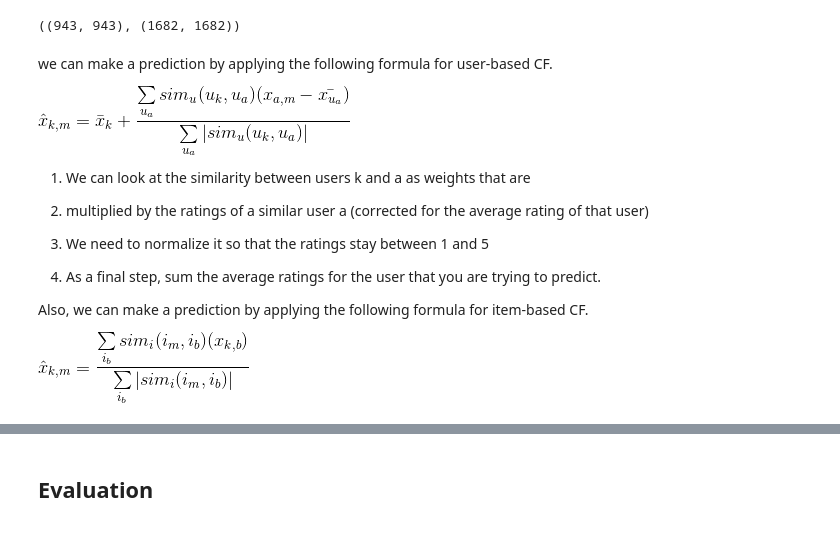
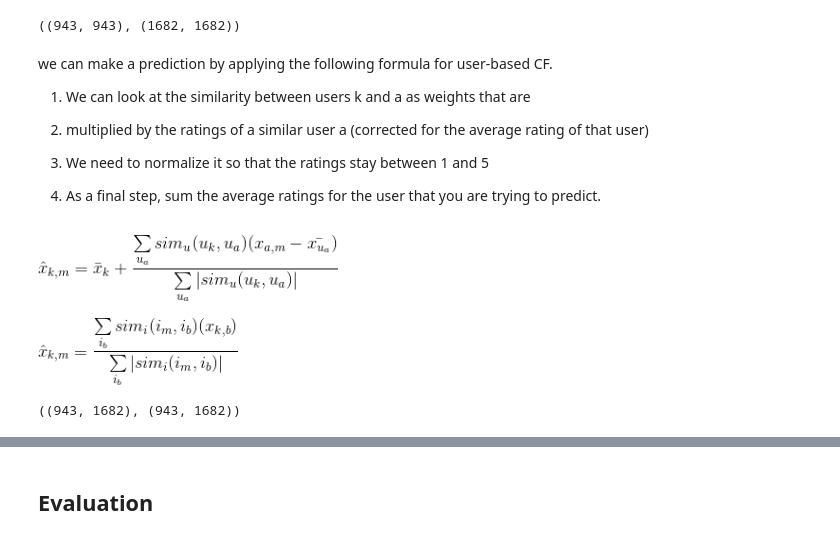
Before and after one commit to yasamanensafi/recommender_system, a Jupyter notebook: Recommender Systems.ipynb, the cells around one changed output, grey strips where cells are left out. Cells and saved outputs as stored; diff of their text form; code cells hidden in the pictures.

```diff
--- a/Recommender Systems.ipynb
+++ b/Recommender Systems.ipynb
@@ -181,7 +185,6 @@ user_similarity.shape , item_similarity.shape
 # %% [markdown]
 we can make a prediction by applying the following formula for user-based CF.
 
-![user-based.gif](attachment:user-based.gif)
 
 1) We can look at the similarity between users k and a as weights that are
 
@@ -190,10 +193,16 @@ we can make a prediction by applying the following formula for user-based CF.
 3) We need to normalize it so that the ratings stay between 1 and 5
 
 4) As a final step, sum the average ratings for the user that you are trying to predict.
-
-Also, we can make a prediction by applying the following formula for item-based CF.
-
-![item-based.gif](attachment:item-based.gif)
+# %%
+Image('user-based.gif',width=300, height=200)
+# %% [output]
+[figure, added]
+# %%
+# Also, we can make a prediction by applying the following formula for item-based CF.
+
+Image('item-based.gif',width=200, height=200)
+# %% [output]
+[figure, added]
 # %%
 #make predictions based on these similarities
 
@@ -209,4 +218,8 @@ def predict(ratings, similarity, type='user'):
 # %%
 user_prediction = predict(data_matrix, user_similarity, type='user')
 item_prediction = predict(data_matrix, item_similarity, type='item')
+
+user_prediction.shape,item_prediction.shape
+# %% [output]
+((943, 1682), (943, 1682))
 # %%
```
Also changed, not shown: parts of 41 cells of this notebook.
